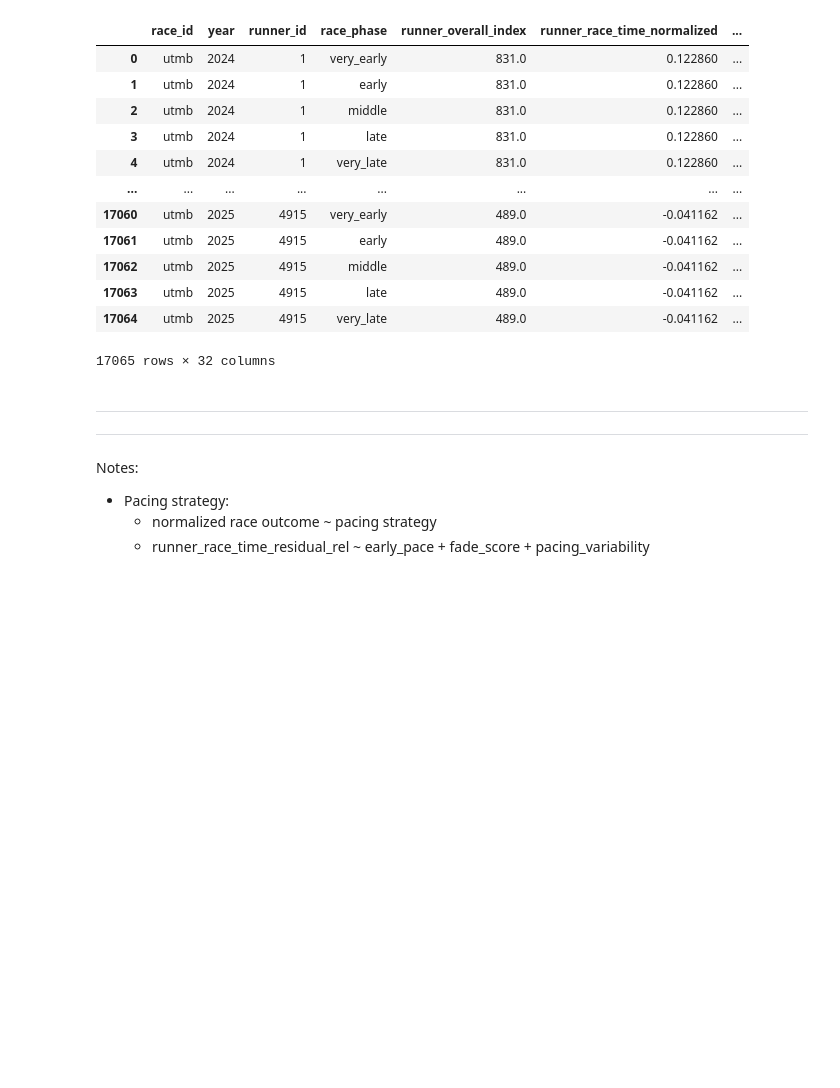
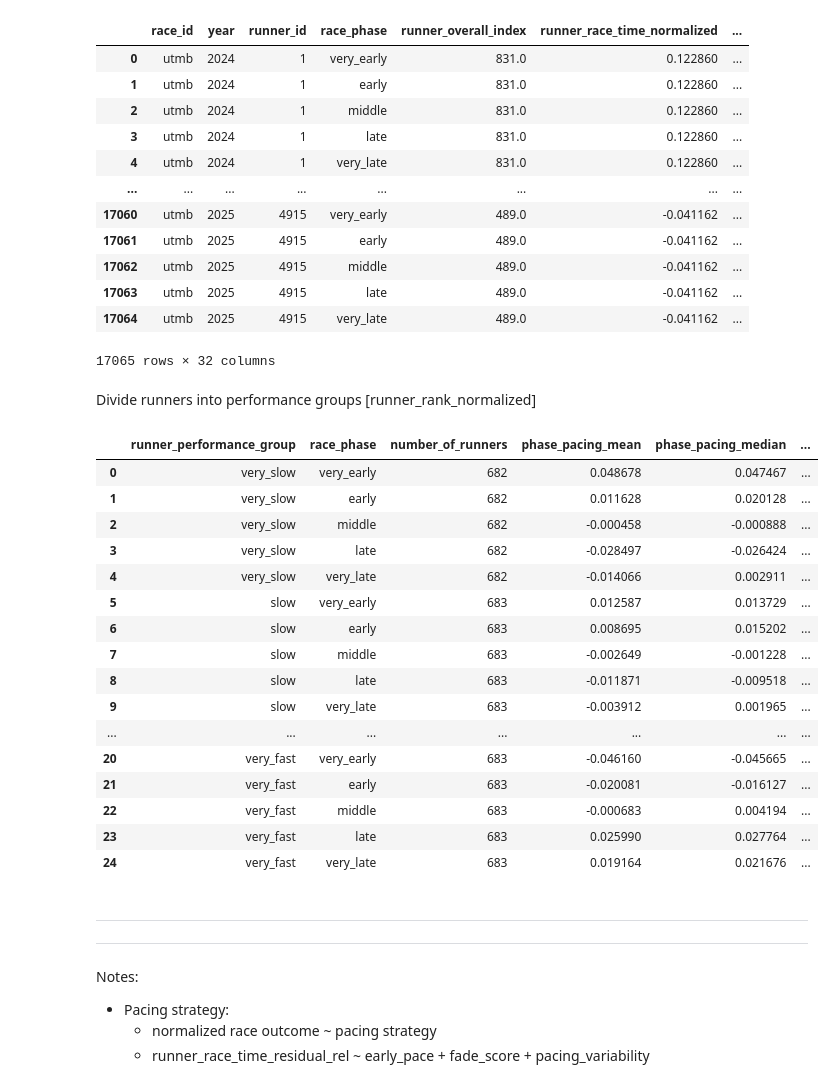
Before and after one commit to 1312Bravo/Path-To-UTMB, a Jupyter notebook: pacing_strategy/research.ipynb, the cells around one changed output. Cells and saved outputs as stored; diff of their text form; code cells hidden in the pictures; blank space fills up the shorter version.

```diff
--- a/pacing_strategy/research.ipynb
+++ b/pacing_strategy/research.ipynb
@@ -1538,13 +1600,18 @@ Define "race progress"
     - Very late: 4/5–1
 # %%
 # Define race phases - 5
+race_phase_bins, race_phase_labels = (
+    [0, 0.2, 0.4, 0.6, 0.8, 1],
+    ["very_early", "early", "middle", "late", "very_late"],
+)
+
 runner_race_sector_data_finisher_df = (
     runner_race_sector_data_finisher_df
     .assign(
         race_phase = lambda df: pd.cut(
             df["relative_cumulative_sector_distance"],
-            bins = [0, 0.2, 0.4, 0.6, 0.8, 1],
-            labels = ["very_early", "early", "middle", "late", "very_late"],
+            bins = race_phase_bins,
+            labels =race_phase_labels,
             include_lowest = True,
         ),
         race_phase_time_min = lambda df: (
@@ -1848,6 +1937,63 @@ display(pacing_race_phase_agg_df)
 | 17063 | utmb | 2025 | 4915 | late | 489.0 | -0.041162 | ... |
 | 17064 | utmb | 2025 | 4915 | very_late | 489.0 | -0.041162 | ... |
 17065 rows × 32 columns
+# %% [markdown]
+Divide runners into performance groups [runner_rank_normalized]
+# %%
+# Divide runners into performance groups based on runner_rank_normalized
+runner_performance_group_bins, runner_performance_group_labels = (
+    [0, 0.2, 0.4, 0.6, 0.8, 1],
+    ["very_slow", "slow", "middle", "fast", "very_fast"],
+)
+
+pacing_race_phase_agg_df = (
+    pacing_race_phase_agg_df
+    .assign(
+        runner_performance_group = lambda df: pd.cut(
+            df["runner_rank_normalized"],
+            bins = runner_performance_group_bins,
+            labels = runner_performance_group_labels,
+            include_lowest = True,
+        ),
+    )
+)
+
+# About
+performance_group_pacing_summary_df = (
+    pacing_race_phase_agg_df
+    .groupby(
+        ["runner_performance_group", "race_phase"],
+        observed = True,
+        as_index = False,
+    )
+    .agg(
+        number_of_runners = ("runner_id", "nunique"),
+        phase_pacing_mean = ("phase_pacing_normalized", "mean"),
+        phase_pacing_median = ("phase_pacing_normalized", "median"),
+        phase_pacing_std = ("phase_pacing_normalized", "std"),
+    )
+)
+
+
+display(performance_group_pacing_summary_df)
+# %% [output]
+|  | runner_performance_group | race_phase | number_of_runners | phase_pacing_mean | phase_pacing_median | ... |
+| 0 | very_slow | very_early | 682 | 0.048678 | 0.047467 | ... |
+| 1 | very_slow | early | 682 | 0.011628 | 0.020128 | ... |
+| 2 | very_slow | middle | 682 | -0.000458 | -0.000888 | ... |
+| 3 | very_slow | late | 682 | -0.028497 | -0.026424 | ... |
+| 4 | very_slow | very_late | 682 | -0.014066 | 0.002911 | ... |
+| 5 | slow | very_early | 683 | 0.012587 | 0.013729 | ... |
+| 6 | slow | early | 683 | 0.008695 | 0.015202 | ... |
+| 7 | slow | middle | 683 | -0.002649 | -0.001228 | ... |
+| 8 | slow | late | 683 | -0.011871 | -0.009518 | ... |
+| 9 | slow | very_late | 683 | -0.003912 | 0.001965 | ... |
+| ... | ... | ... | ... | ... | ... | ... |
+| 20 | very_fast | very_early | 683 | -0.046160 | -0.045665 | ... |
+| 21 | very_fast | early | 683 | -0.020081 | -0.016127 | ... |
+| 22 | very_fast | middle | 683 | -0.000683 | 0.004194 | ... |
+| 23 | very_fast | late | 683 | 0.025990 | 0.027764 | ... |
+| 24 | very_fast | very_late | 683 | 0.019164 | 0.021676 | ... |
 # %% [markdown]
 ---
 ---
```
Also changed, not shown: parts of 3 cells of this notebook.
